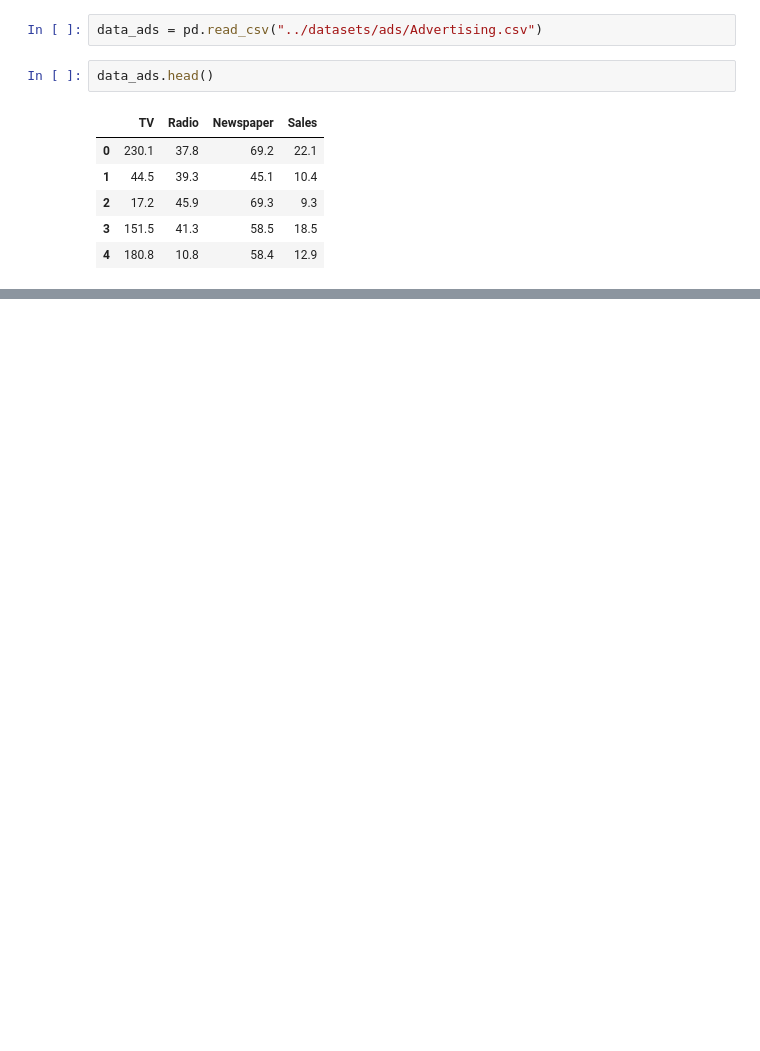
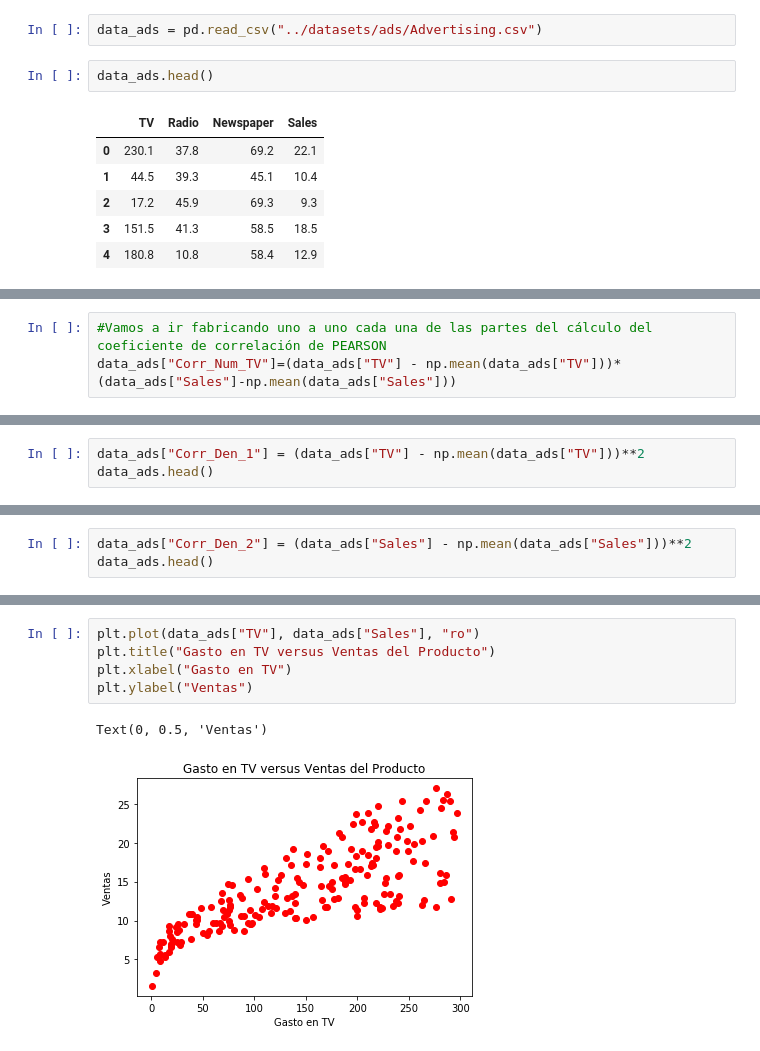
Before and after one commit to Andhurt/Machine_Learning_Py, a Jupyter notebook: notebooks/T3 - 1 - Statistics - Correlación.ipynb, the cells around one changed output, grey strips where cells are left out. Drawn from its saved outputs; the diff is of its cells as text; blank space fills up the shorter version.

Commit message:
Correlación 2

```diff
--- a/notebooks/T3 - 1 - Statistics - Correlación.ipynb
+++ b/notebooks/T3 - 1 - Statistics - Correlación.ipynb
@@ -13,0 +20,3 @@ data_ads.head()
+# %%
+#Vamos a ir fabricando uno a uno cada una de las partes del cálculo del coeficiente de correlación de PEARSON
+data_ads["Corr_Num_TV"]=(data_ads["TV"] - np.mean(data_ads["TV"]))*(data_ads["Sales"]-np.mean(data_ads["Sales"]))
@@ -13,0 +32,3 @@ data_ads.head()
+# %%
+data_ads["Corr_Den_1"] = (data_ads["TV"] - np.mean(data_ads["TV"]))**2
+data_ads.head()
@@ -13,0 +42,3 @@ data_ads.head()
+# %%
+data_ads["Corr_Den_2"] = (data_ads["Sales"] - np.mean(data_ads["Sales"]))**2
+data_ads.head()
@@ -13,0 +94,8 @@ data_ads.head()
+# %%
+plt.plot(data_ads["TV"], data_ads["Sales"], "ro")
+plt.title("Gasto en TV versus Ventas del Producto")
+plt.xlabel("Gasto en TV")
+plt.ylabel("Ventas")
+# %% [output]
+Text(0, 0.5, 'Ventas')
+[figure, added]
```
Also changed, not shown: parts of 13 cells of this notebook.
